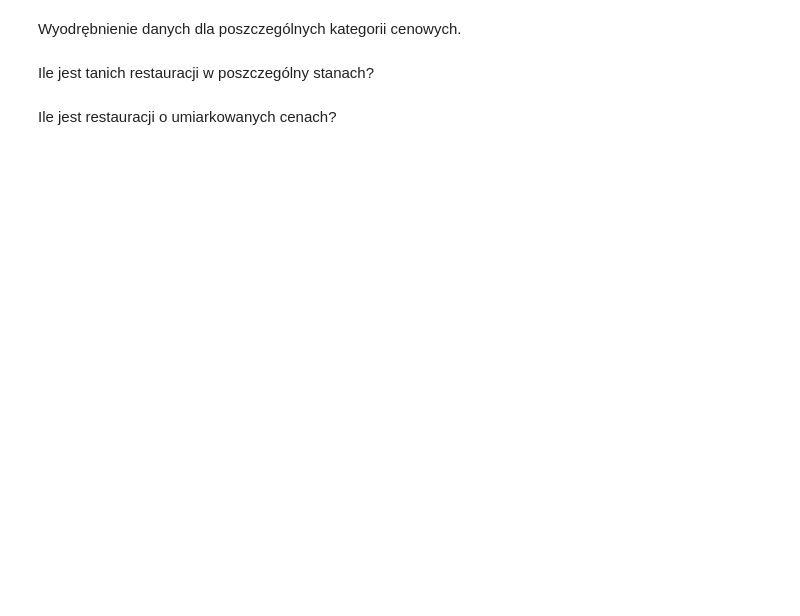
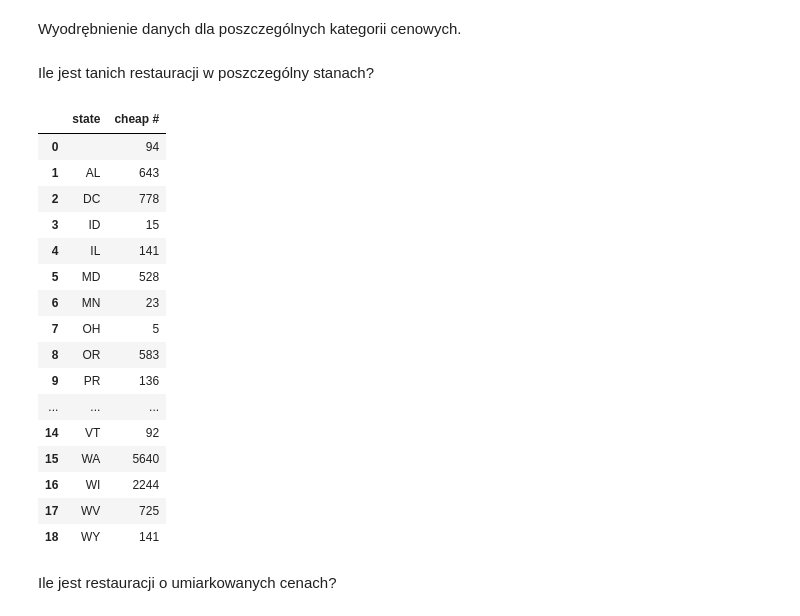
Before and after one commit to infoshareacademy/JDSZR11-DatA_Team, a Jupyter notebook: stany-ceny.ipynb, the cells around one changed output. Cells and saved outputs as stored; diff of their text form; code cells hidden in the pictures; blank space fills up the shorter version.

Commit message:
fix of cheap value

```diff
--- a/stany-ceny.ipynb
+++ b/stany-ceny.ipynb
@@ -22,9 +52,27 @@ superexpensive = restaurants[restaurants['price_range']=='$$$$']
 # %% [markdown]
 Ile jest tanich restauracji w poszczególny stanach?
 # %%
-cheapsy= moderate.groupby('state', as_index=False)['price_range'].count()
+cheapsy = cheap.groupby('state', as_index=False)['price_range'].count()
 cheapsy.rename(columns = {'price_range': 'cheap #'}, inplace=True)
 cheapsy
+# %% [output]
+|  | state | cheap # |
+| 0 |  | 94 |
+| 1 | AL | 643 |
+| 2 | DC | 778 |
+| 3 | ID | 15 |
+| 4 | IL | 141 |
+| 5 | MD | 528 |
+| 6 | MN | 23 |
+| 7 | OH | 5 |
+| 8 | OR | 583 |
+| 9 | PR | 136 |
+| ... | ... | ... |
+| 14 | VT | 92 |
+| 15 | WA | 5640 |
+| 16 | WI | 2244 |
+| 17 | WV | 725 |
+| 18 | WY | 141 |
 # %% [markdown]
 Ile jest restauracji o umiarkowanych cenach?
 # %%
```
Also changed, not shown: parts of 6 cells of this notebook.
